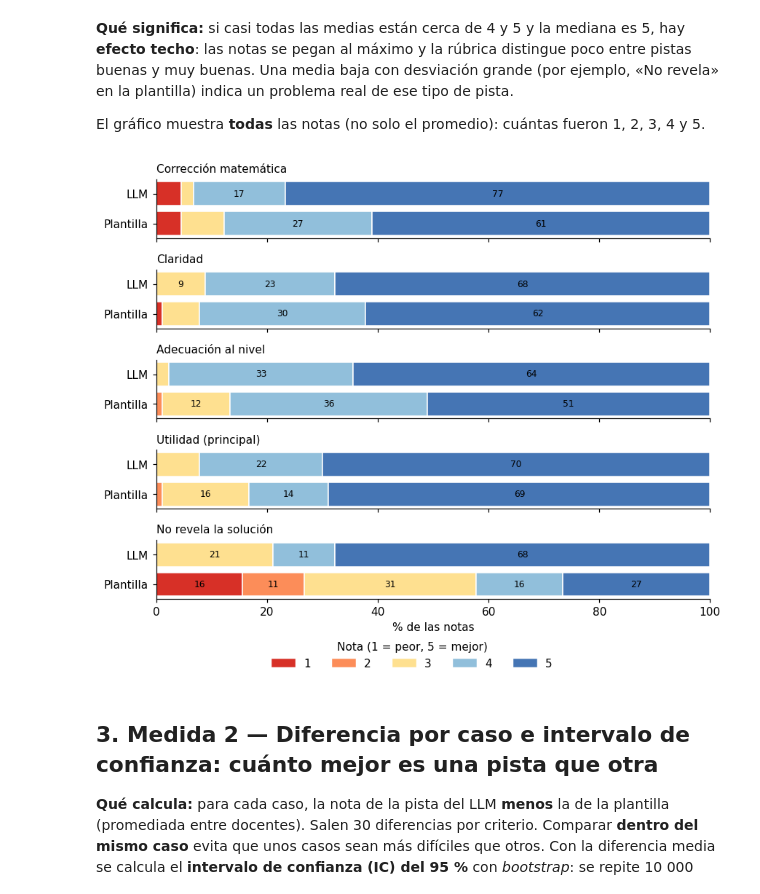
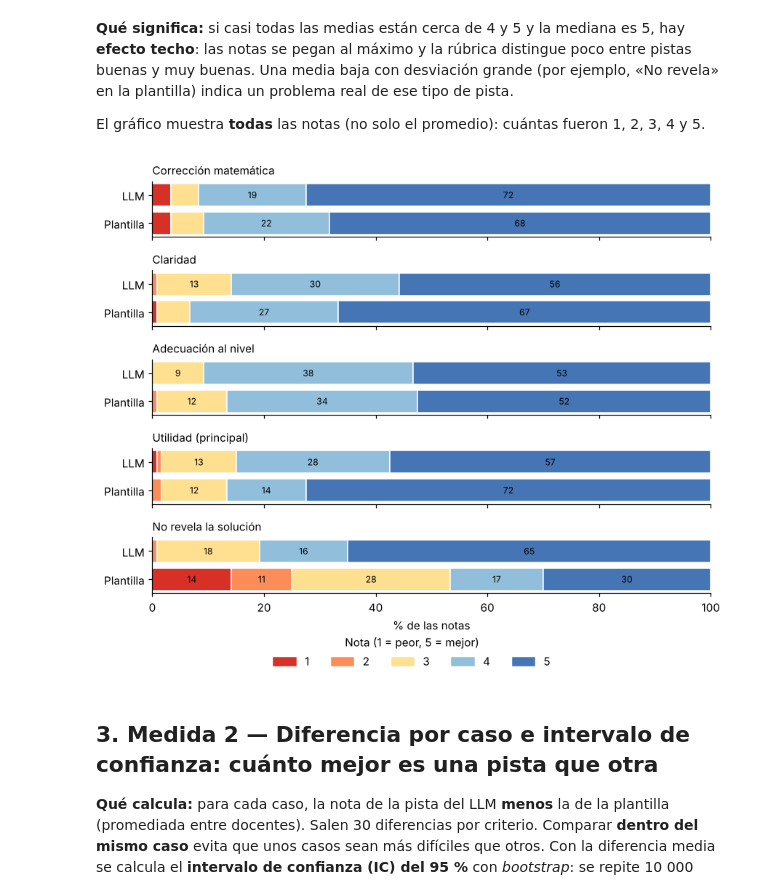
Before and after one commit to gabrielacoloma1211/Tutor_matematico_llm_vs_templates, a Jupyter notebook: análisis/analisis_docentes.ipynb, the cells around one changed output. Cells and saved outputs as stored; diff of their text form; code cells hidden in the pictures.

```diff
--- a/análisis/analisis_docentes.ipynb
+++ b/análisis/analisis_docentes.ipynb
@@ -24,7 +24,7 @@ from statsmodels.stats.multitest import multipletests
 import krippendorff
 from IPython.display import display, Markdown
 
-EXCLUIR = ("D4",)          # docente(s) que no son de Matemática. () = usar a todos en el análisis principal
+EXCLUIR = ("D4",)          # docente(s) que no son de Matemática (solo se quitan en el análisis de sensibilidad)
 GUARDAR_FIGURAS = True     # guarda los gráficos en evaluacion/docentes/figuras/
 
 RAIZ = Path.cwd()
@@ -47,6 +47,7 @@ plt.rcParams.update({"figure.dpi": 110, "axes.spines.top": False, "axes.spines.r
 
 # Datos
 df = pd.read_csv(CARPETA / "calificaciones_docentes.csv", sep=None, engine="python", encoding="utf-8-sig")
+df = df.dropna(subset=["docente", "caso"]).astype({"caso": int})   # ignora filas vacías al final del CSV (Excel las agrega)
 originales = json.loads((CARPETA / "pistas_originales.json").read_text(encoding="utf-8"))
 clave = json.loads((CARPETA / "CLAVE_AB_no_entregar.json").read_text(encoding="utf-8"))
 num_a_id = {r["numero_en_hoja"]: cid for cid, r in originales["casos"].items()}
@@ -56,7 +57,7 @@ df["categoria"] = df["id"].map(lambda i: originales["casos"][i]["categoria"])
 
 # Grupos de docentes que se comparan
 df_mat = df[~df["docente"].isin(EXCLUIR)]
-grupos = {"Docentes de Matemática (análisis principal)": df_mat, "Todos los docentes (plan original)": df} if EXCLUIR else {"Todos los docentes": df}
+grupos = {"Todos los docentes (análisis principal)": df, "Docentes de Matemática (análisis de sensibilidad)": df_mat} if EXCLUIR else {"Todos los docentes (análisis principal)": df}
 
 def diferencias(d, criterio):
     """Diferencia LLM − plantilla por caso (promedio entre los docentes que calificaron las dos pistas)."""
@@ -130,21 +131,21 @@ El gráfico muestra **todas** las notas (no solo el promedio): cuántas fueron 1
 # %%
 fig, axes = plt.subplots(len(CRIT), 1, figsize=(8, 1.15 * len(CRIT) + 0.8), sharex=True)
 tonos = ["#d73027", "#fc8d59", "#fee090", "#91bfdb", "#4575b4"] # de la nota 1 (peor) a la 5 (mejor)
 for ax, c in zip(axes, CRIT):
     for k, m in enumerate(["plantilla", "llm"]):
-        pct = df_mat.loc[df_mat["mecanismo"] == m, c].value_counts(normalize=True).reindex(range(1, 6), fill_value=0) * 100
+        pct = df.loc[df["mecanismo"] == m, c].value_counts(normalize=True).reindex(range(1, 6), fill_value=0) * 100
         izq = 0
         for nota in range(1, 6):
             ax.barh(k, pct[nota], left=izq, color=tonos[nota - 1], edgecolor="white")
             if pct[nota] >= 8: ax.text(izq + pct[nota] / 2, k, f"{pct[nota]:.0f}", ha="center", va="center", fontsize=8)
             izq += pct[nota]
     ax.set_yticks([0, 1]); ax.set_yticklabels(["Plantilla", "LLM"]); ax.set_title(NOM[c], loc="left", fontsize=10); ax.set_xlim(0, 100)
 axes[-1].set_xlabel("% de las notas")
 fig.tight_layout(rect=(0, 0.06, 1, 1))
 fig.legend([plt.Rectangle((0, 0), 1, 1, color=t) for t in tonos], ["1", "2", "3", "4", "5"], title="Nota (1 = peor, 5 = mejor)", ncol=5, loc="lower center", frameon=False)
 guardar("01_distribucion_notas"); plt.show()
 # %% [output]
-[figure, old version]
+[figure, new version]
 # %% [markdown]
 ## 3. Medida 2 — Diferencia por caso e intervalo de confianza: cuánto mejor es una pista que otra
 **Qué calcula:** para cada caso, la nota de la pista del LLM **menos** la de la plantilla (promediada entre docentes). Salen 30 diferencias por criterio. Comparar **dentro del mismo caso** evita que unos casos sean más difíciles que otros. Con la diferencia media se calcula el **intervalo de confianza (IC) del 95 %** con *bootstrap*: se repite 10 000 veces el cálculo con casos sacados al azar y se toma el rango donde cae el 95 % central.
```
Also changed, not shown: parts of 19 cells of this notebook, 8 other files.
